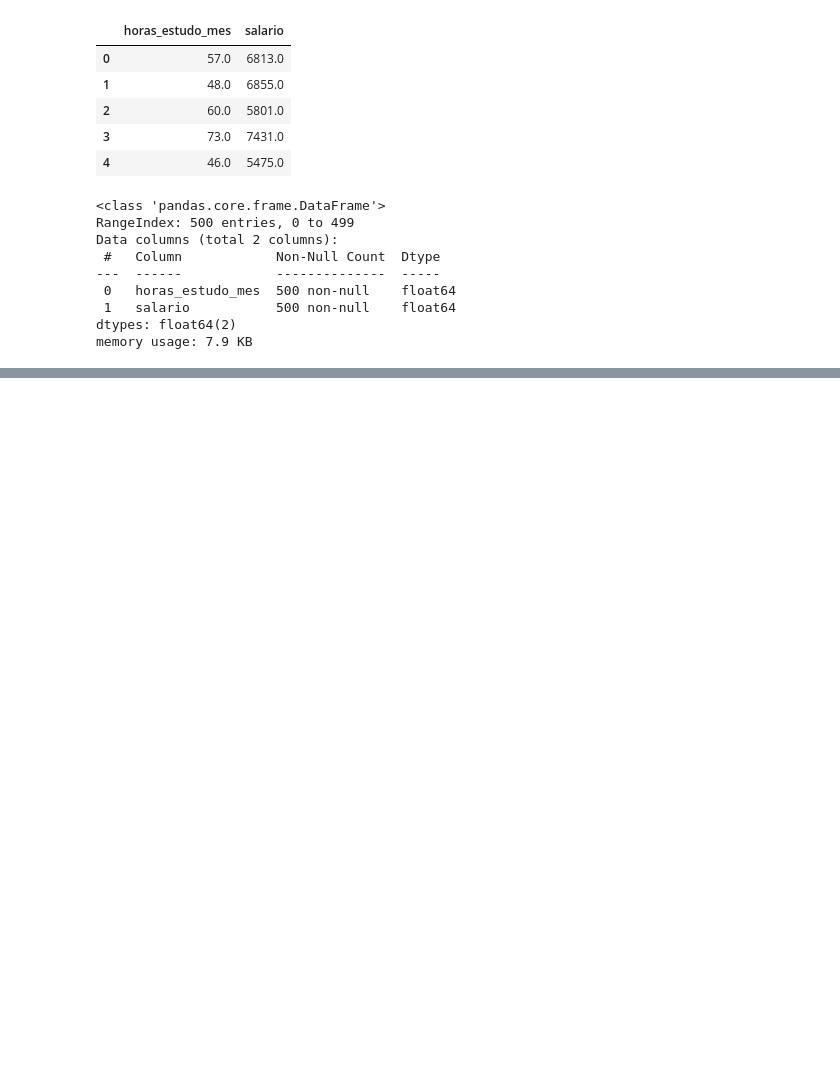
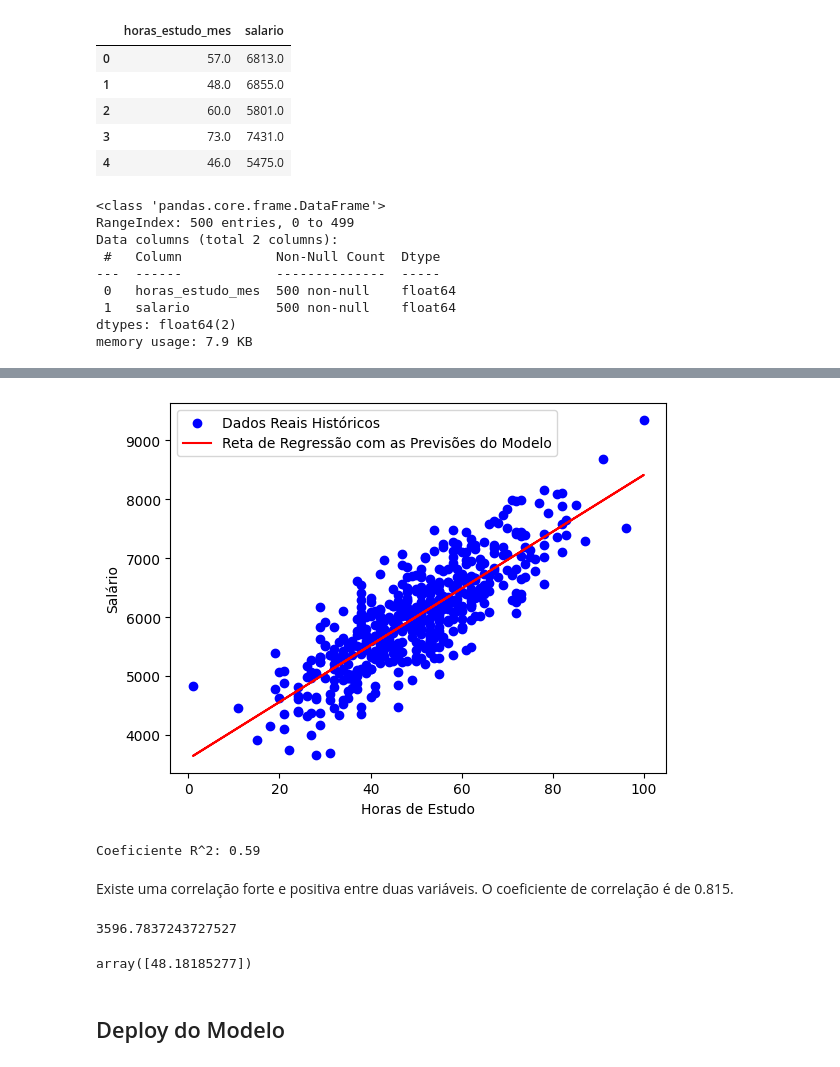
Before and after one commit to eduardamota/Pyhton-DSA, a Jupyter notebook: Cap15/DSA-Python-CAP15-Scikit-Learn.ipynb, the cells around one changed output, grey strips where cells are left out. Saved outputs shown, nothing was run; the diff lists cells and outputs as text; code cells hidden in the pictures; blank space fills up the shorter version.

```diff
--- a/Cap15/DSA-Python-CAP15-Scikit-Learn.ipynb
+++ b/Cap15/DSA-Python-CAP15-Scikit-Learn.ipynb
@@ -44,0 +104,3 @@ memory usage: 7.9 KB
+# %%
+# Dividir dados em treinamento e teste
+X_treino, X_teste, y_treino, y_teste = train_test_split(X, y, test_size = 0.2, random_state = 42)
@@ -44,0 +125,3 @@ memory usage: 7.9 KB
+# %%
+# Cria o modelo de regressão linear simples
+modelo = LinearRegression()
@@ -44,0 +133,31 @@ memory usage: 7.9 KB
+# %%
+# Visualiza a reta de regressão linear (previsões) e os dados reais usados no treinamento
+plt.scatter(X, y, color = "blue", label = "Dados Reais Históricos")
+plt.plot(X, modelo.predict(X), color = "red", label = "Reta de Regressão com as Previsões do Modelo")
+plt.xlabel("Horas de Estudo")
+plt.ylabel("Salário")
+plt.legend()
+plt.show()
+# %% [output]
+[figure, added]
+# %%
+# Avalia o modelo nos dados de teste
+score = modelo.score(X_teste, y_teste)
+print(f"Coeficiente R^2: {score:.2f}")
+# %% [output]
+Coeficiente R^2: 0.59
+# %% [markdown]
+
+Existe uma correlação forte e positiva entre duas variáveis. O coeficiente de correlação é de 0.815.
+# %%
+# Intercepto - parâmetro w0
+modelo.intercept_
+# %% [output]
+3596.7837243727527
+# %%
+# Slope - parâmetro w1
+modelo.coef_
+# %% [output]
+array([48.18185277])
+# %% [markdown]
+## Deploy do Modelo
```
Also changed, not shown: parts of 20 cells of this notebook, 1 other file.
